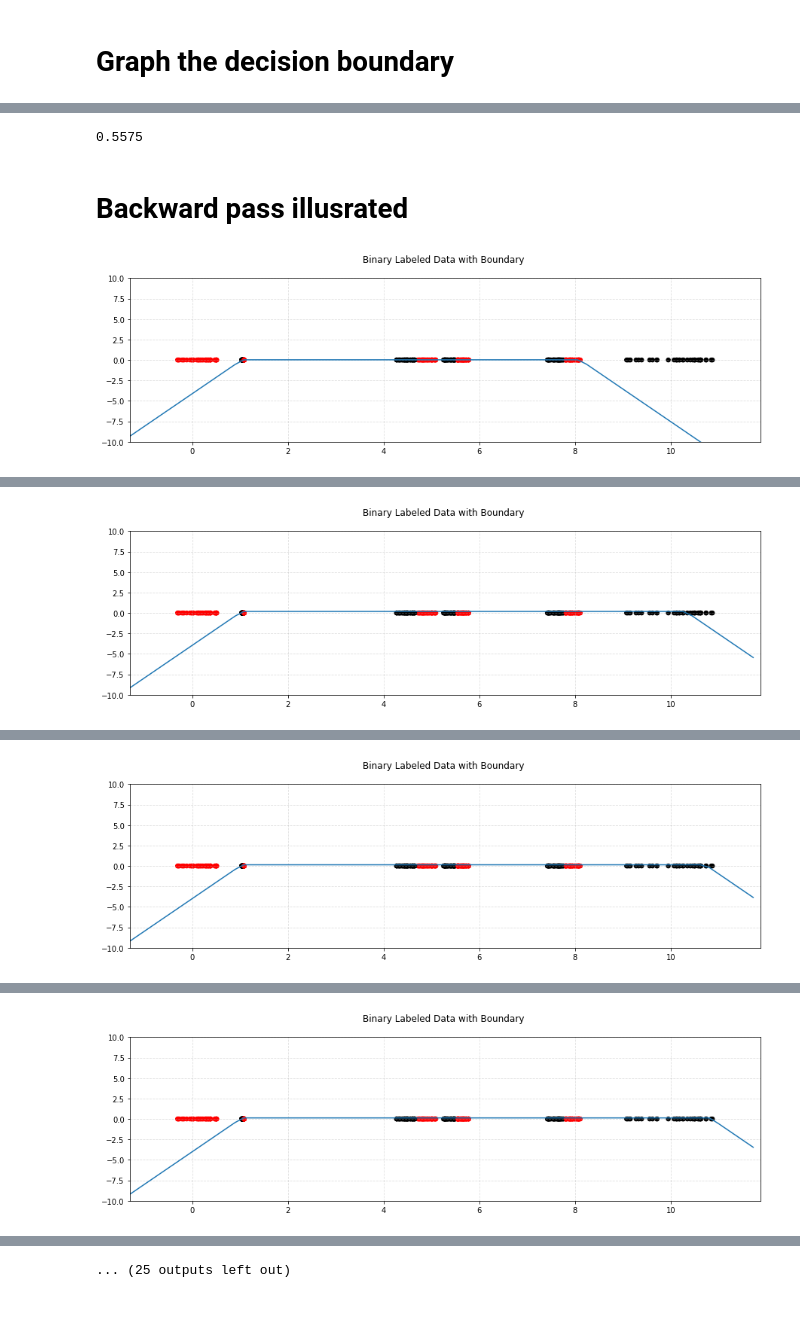
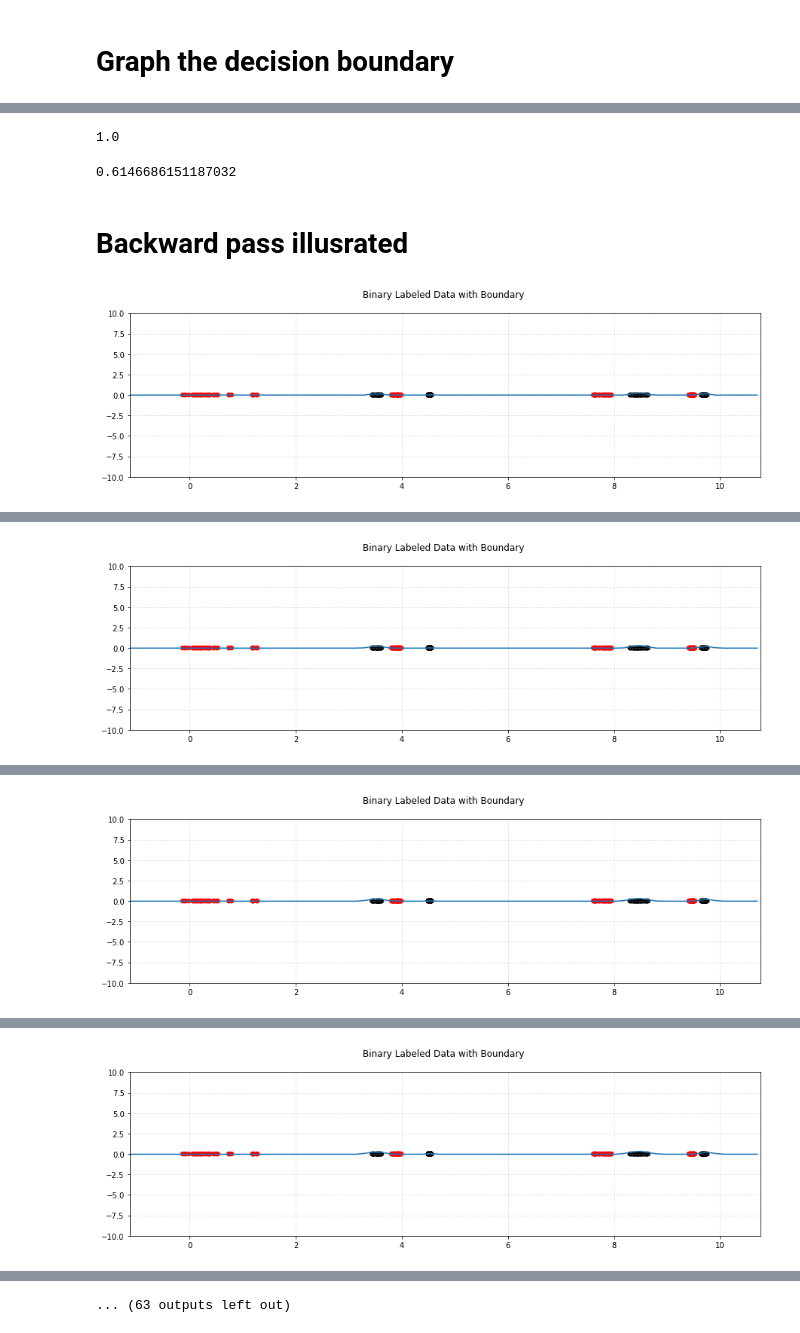
Before and after one commit to AleksandrGontcharov/neuralnetwork, a Jupyter notebook: neural_network_other_initialization.ipynb, the cells around one changed output, grey strips where cells are left out. Saved outputs shown, nothing was run; the diff lists cells and outputs as text; code cells hidden in the pictures.

```diff
--- a/neural_network_other_initialization.ipynb
+++ b/neural_network_other_initialization.ipynb
@@ -8,7 +8,7 @@ from neuralnetwork import Network
 mynetwork = Network(1)
 mynetwork.add_layer(5, activation = 'absolute' )
 mynetwork.add_layer(5, activation = 'relu')
-mynetwork.add_layer(1, activation = 'sigmoid')
+mynetwork.add_layer(1, activation = 'sigmoid_100')
 mynetwork.summary()
 # %% [output]
 Layer: L0, Neurons: 1, Activation: None, Weights: (0, 0), Biases: (0, 0)
@@ -105,36 +97,38 @@ nregion.graph(X_train, Y_train, decision = mynetwork.decision, padding=8)
 # %%
 mynetwork.accuracy(X_train,Y_train)
 # %% [output]
-0.5575
+1.0
-# %%
-mynetwork.train_biases_only()
+# %%
+mynetwork.binary_crossentropy_loss(X_train,Y_train)
+# %% [output]
+0.6146686151187032
 # %% [markdown]
 # Backward pass illusrated
 # %%
 import matplotlib.pyplot as plt
 import numpy as np
 decision = mynetwork.decision
-learning_rate = 0.001
+learning_rate = 0.00001
 for n in range(100):
     #mynetwork.train_mini_batch(X_train, Y_train, learning_rate=0.01, num_epochs=100, batch_size=X_train.shape[0], validation_data = (X_val,Y_val),verbose=False)
     mynetwork.train_mini_batch(X_train, Y_train, learning_rate=learning_rate, num_epochs=1000, batch_size=64, validation_data = (X_val,Y_val),verbose=False)
     plt.figure(figsize=(15,4))
     plt.scatter(X_train[:,0], np.zeros(X_train[:,0].shape), c=Y_train, cmap='flag', s = 30)
     plt.grid(alpha=.4,linestyle='--')
     X_line = np.arange(min(X_train[:,0])-1, max(X_train[:,0])+1, (max(X_train[:,0])-1 - min(X_train[:,0])-1)/50)
     X_line_reshape = X_line.reshape(X_line.shape[0],1)
     Y_line = [decision(X_line_reshape[i])[0][0] for i in range(len(X_line_reshape))]
     plt.plot(X_line, Y_line)
     plt.title('Binary Labeled Data with Boundary \n')
     plt.ylim(-10,10)
     plt.xlim(min(X_train[:,0])-1, max(X_train[:,0])+1)
     x = np.array(range(100))
     plt.show()
     plt.close()
     loss = mynetwork.binary_crossentropy_loss(X_train,Y_train)
     acc = mynetwork.accuracy(X_train,Y_train)
     val_loss = mynetwork.binary_crossentropy_loss(X_val,Y_val)
     val_acc = mynetwork.accuracy(X_val,Y_val)
     print(f"loss: {loss:.3f} acc: {acc: 0.0%} val_loss: {val_loss:.3f} val_acc: {val_acc: 0.0%}")
 # %% [output]
-[figure, old version]
+[figure, new version]
@@ -142 +136 @@ loss: 1.279 acc:  52% val_loss: 1.583 val_acc:  45%
-[figure, old version]
+[figure, new version]
@@ -144 +138 @@ loss: 0.648 acc:  56% val_loss: 0.660 val_acc:  56%
-[figure, old version]
+[figure, new version]
@@ -146 +140 @@ loss: 0.621 acc:  60% val_loss: 0.644 val_acc:  59%
-[figure, old version]
+[figure, new version]
@@ -152 +146 @@ loss: 0.620 acc:  60% val_loss: 0.644 val_acc:  59%
-... (25 outputs left out)
+... (63 outputs left out)
```
Also changed, not shown: parts of 9 cells of this notebook, 5 other files.
